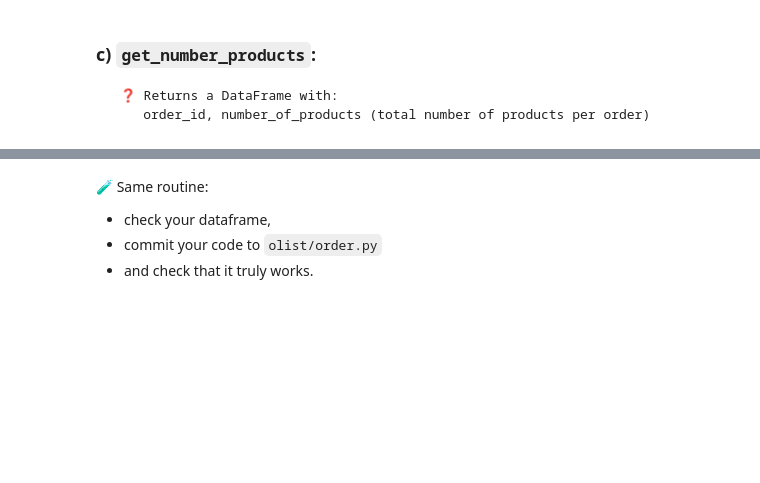
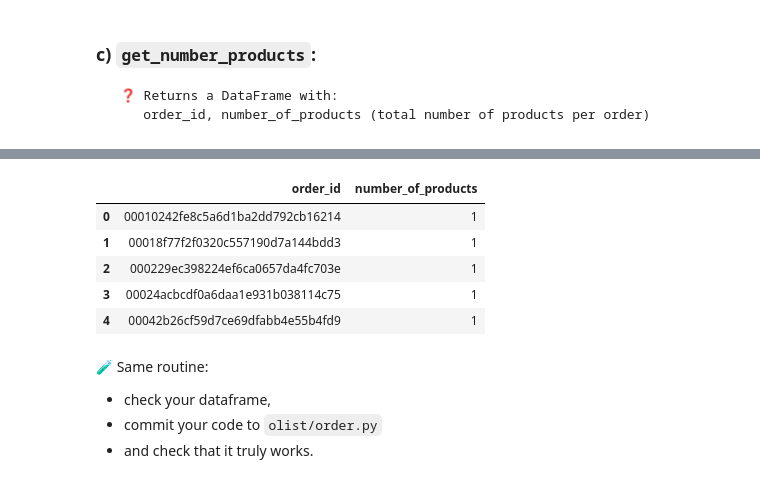
Before and after one commit to ParissaPeimaniyfard/data-orders, a Jupyter notebook: orders.ipynb, the cells around one changed output, grey strips where cells are left out. Drawn from its saved outputs; the diff is of its cells as text; code cells hidden in the pictures; blank space fills up the shorter version.

```diff
--- a/orders.ipynb
+++ b/orders.ipynb
@@ -317,3 +358,17 @@ AttributeError: 'NoneType' object has no attribute 'shape'
+# %%
+order_totprod= items.groupby('order_id')[['product_id']].count()
+order_totprod= order_totprod.rename(columns={'product_id':'number_of_products'})
+order_totprod.reset_index(inplace=True)
+
+#order_totprod.sort_values('number_of_products')
+order_totprod.head()
+# %% [output]
+|  | order_id | number_of_products |
+| 0 | 00010242fe8c5a6d1ba2dd792cb16214 | 1 |
+| 1 | 00018f77f2f0320c557190d7a144bdd3 | 1 |
+| 2 | 000229ec398224ef6ca0657da4fc703e | 1 |
+| 3 | 00024acbcdf0a6daa1e931b038114c75 | 1 |
+| 4 | 00042b26cf59d7ce69dfabb4e55b4fd9 | 1 |
 # %% [markdown]
 🧪 Same routine:
 * check your dataframe,
```
Also changed, not shown: parts of 4 cells of this notebook, 1 other file.
